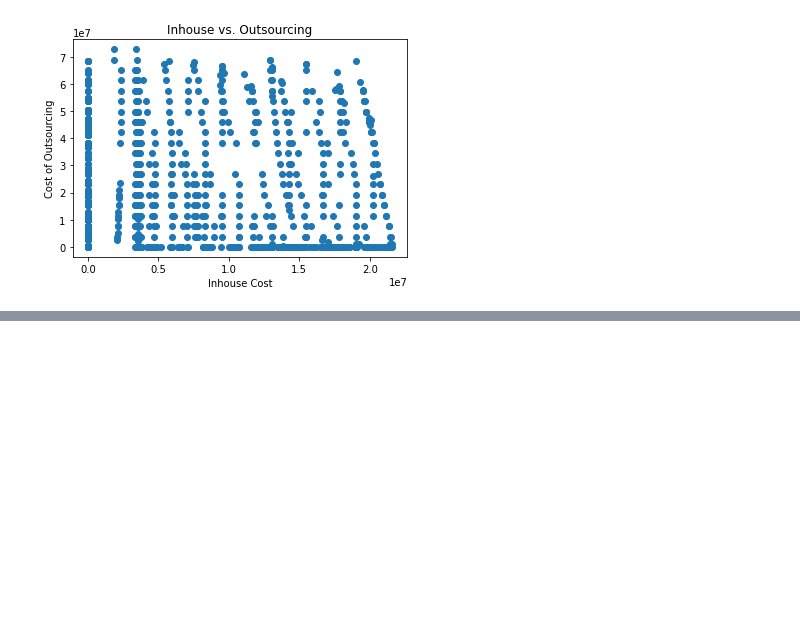
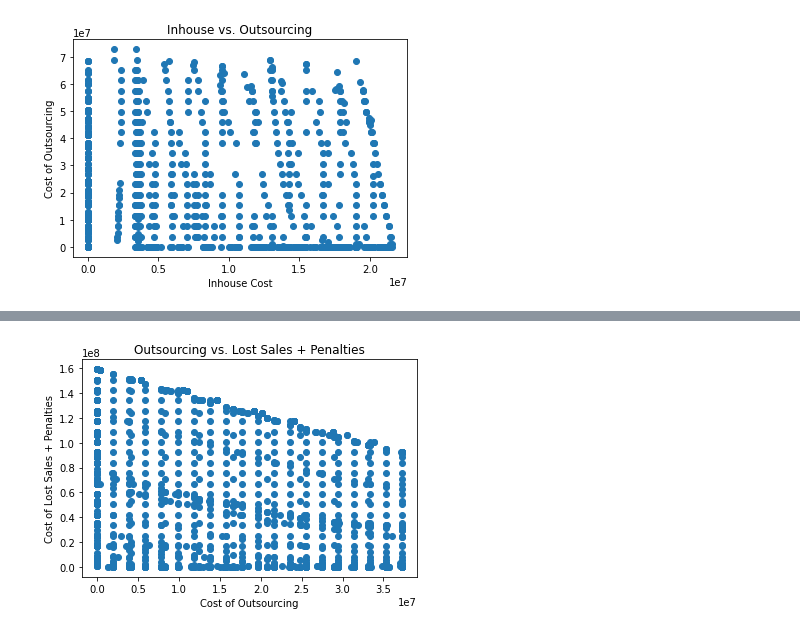
Before and after one commit to dkabe/SC_Resilience, a Jupyter notebook: Notebooks/E_constraint.ipynb, the cells around one changed output, grey strips where cells are left out. Saved outputs shown, nothing was run; the diff lists cells and outputs as text; code cells hidden in the pictures; blank space fills up the shorter version.

```diff
--- a/Notebooks/E_constraint.ipynb
+++ b/Notebooks/E_constraint.ipynb
@@ -175,0 +204,8 @@ plt.show()
+# %%
+plt.scatter(y,z)
+plt.xlabel("Cost of Outsourcing")
+plt.ylabel("Cost of Lost Sales + Penalties")
+plt.title("Outsourcing vs. Lost Sales + Penalties")
+plt.show()
+# %% [output]
+[figure, added]
```
Also changed, not shown: parts of 9 cells of this notebook, 22 other files.
